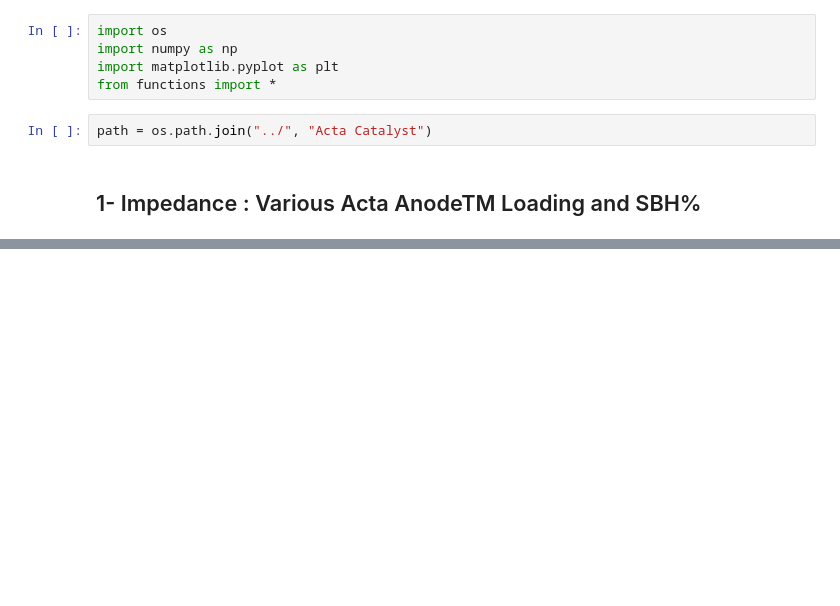
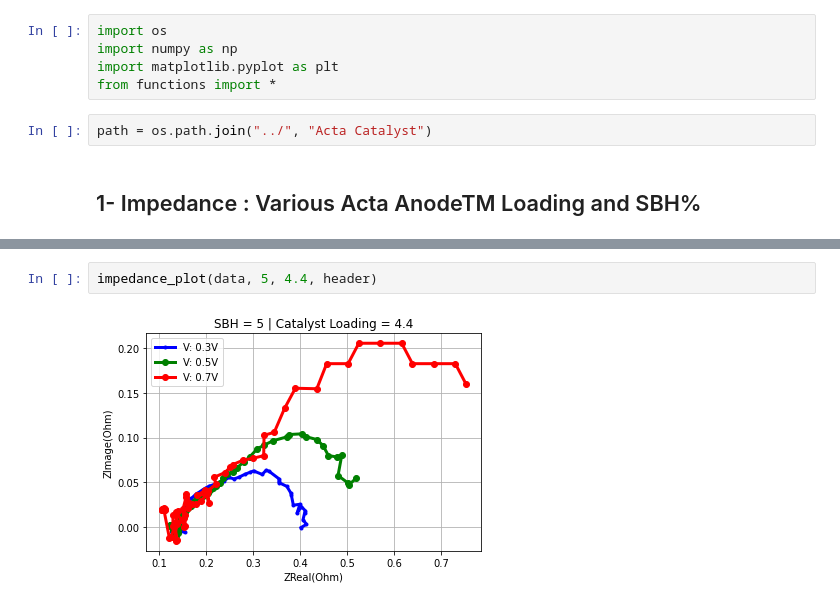
Before and after one commit to ECSIM/dbfc-dataset, a Jupyter notebook: Notebooks/Acta Catalyst.ipynb, the cells around one changed output, grey strips where cells are left out. Cells and saved outputs as stored; diff of their text form; blank space fills up the shorter version.

```diff
--- a/Notebooks/Acta Catalyst.ipynb
+++ b/Notebooks/Acta Catalyst.ipynb
@@ -17,0 +22,4 @@ impedance_plot(data, set_index=1)
+# %%
+impedance_plot(data, 5, 4.4, header)
+# %% [output]
+[figure, added]
```
Also changed, not shown: parts of 16 cells of this notebook, 1 other file.
